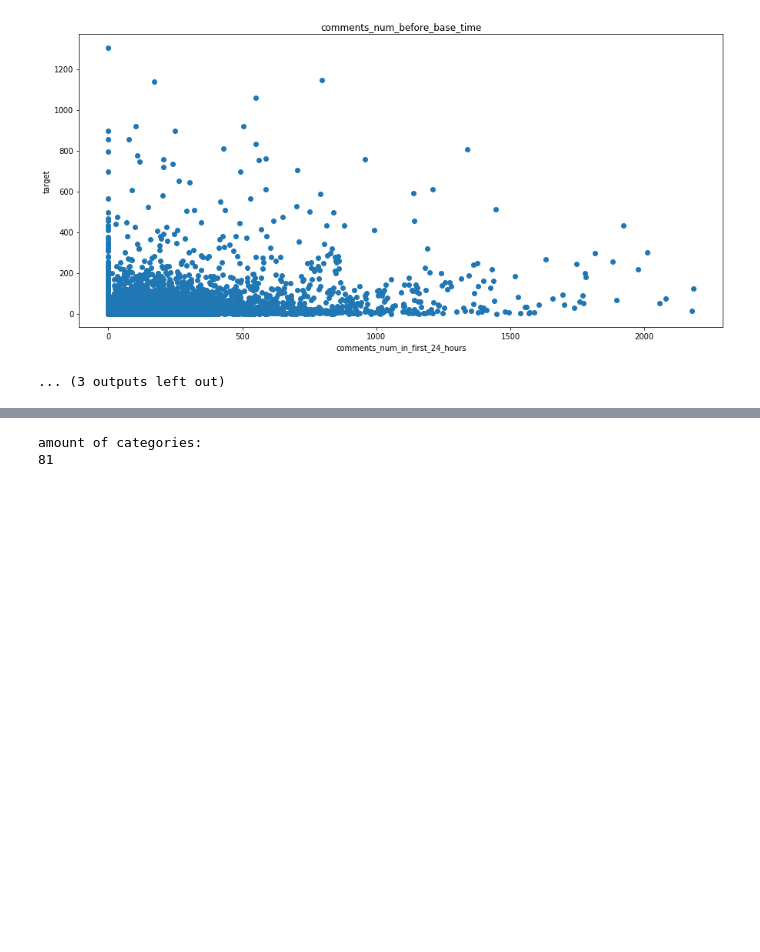
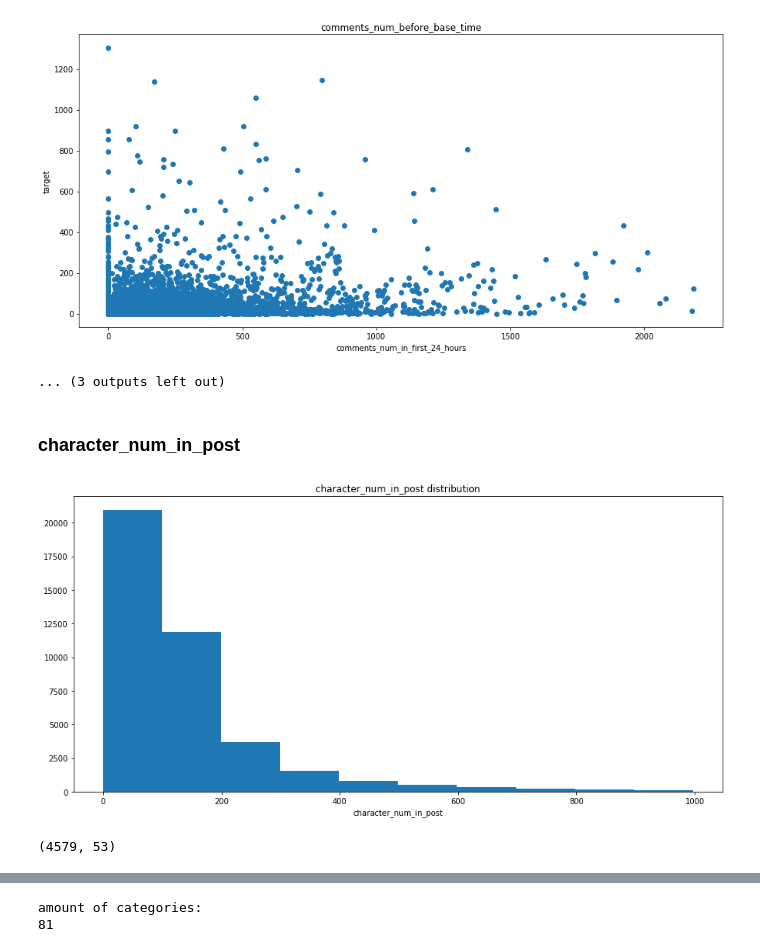
Before and after one commit to HollowPrincess/ML-introduction-2019, a Jupyter notebook: linear_regression/visualizations.ipynb, the cells around one changed output, grey strips where cells are left out. Drawn from its saved outputs; the diff is of its cells as text; code cells hidden in the pictures; blank space fills up the shorter version.

```diff
--- a/linear regression/visualizations.ipynb
+++ b/linear_regression/visualizations.ipynb
@@ -479,0 +468,15 @@ for name in names:
+# %% [markdown]
+### character_num_in_post
+# %%
+plt.figure(figsize=(15,7))
+plt.hist(x=data['character_num_in_post'].loc[data['character_num_in_post']<1000])
+plt.xlabel('character_num_in_post')
+
+plt.title('character_num_in_post'+' distribution')
+plt.show()
+# %% [output]
+[figure, added]
+# %%
+data.loc[data['character_num_in_post']==0].shape
+# %% [output]
+(4579, 53)
```
Also changed, not shown: parts of 40 cells of this notebook, 45 other files.
